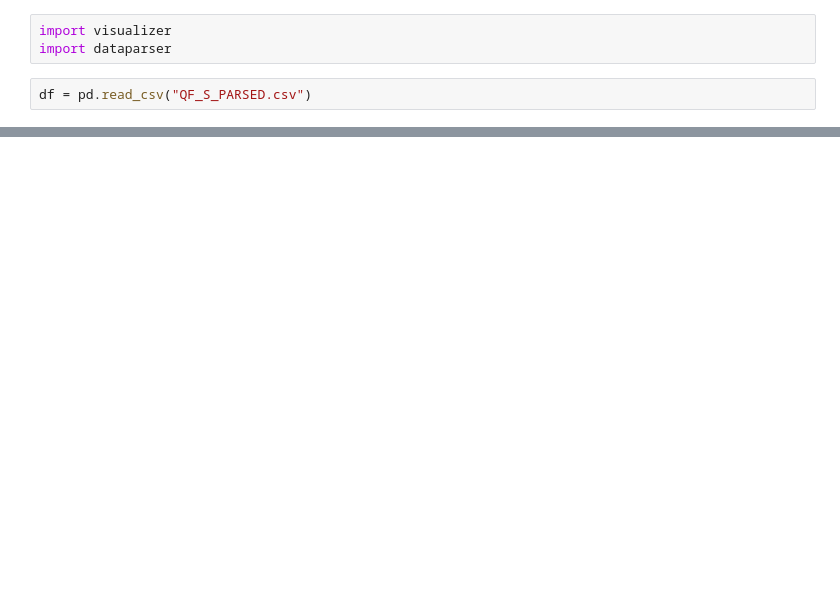
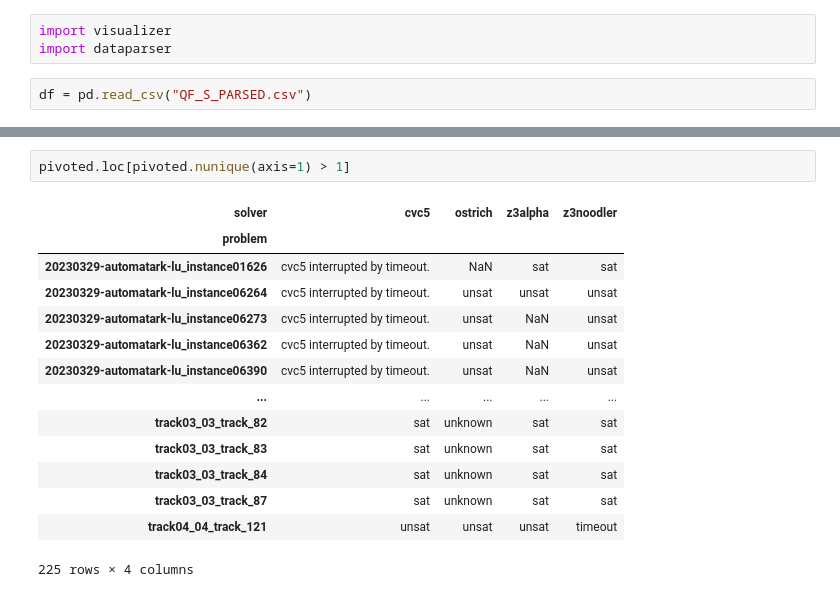
Before and after one commit to DarkVanityOfLight/smt2-string-benchmarks, a Jupyter notebook: analyzer.ipynb, the cells around one changed output, grey strips where cells are left out. Drawn from its saved outputs; the diff is of its cells as text; blank space fills up the shorter version.

```diff
--- a/analyzer.ipynb
+++ b/analyzer.ipynb
@@ -59,0 +125,17 @@ plt.tight_layout()
+# %%
+pivoted.loc[pivoted.nunique(axis=1) > 1]
+# %% [output]
+| solver | cvc5 | ostrich | z3alpha | z3noodler |
+| problem |  |  |  |  |
+| 20230329-automatark-lu_instance01626 | cvc5 interrupted by timeout. | NaN | sat | sat |
+| 20230329-automatark-lu_instance06264 | cvc5 interrupted by timeout. | unsat | unsat | unsat |
+| 20230329-automatark-lu_instance06273 | cvc5 interrupted by timeout. | unsat | NaN | unsat |
+| 20230329-automatark-lu_instance06362 | cvc5 interrupted by timeout. | unsat | NaN | unsat |
+| 20230329-automatark-lu_instance06390 | cvc5 interrupted by timeout. | unsat | NaN | unsat |
+| ... | ... | ... | ... | ... |
+| track03_03_track_82 | sat | unknown | sat | sat |
+| track03_03_track_83 | sat | unknown | sat | sat |
+| track03_03_track_84 | sat | unknown | sat | sat |
+| track03_03_track_87 | sat | unknown | sat | sat |
+| track04_04_track_121 | unsat | unsat | unsat | timeout |
+225 rows × 4 columns
```
Also changed, not shown: parts of 11 cells of this notebook, 5 other files.
